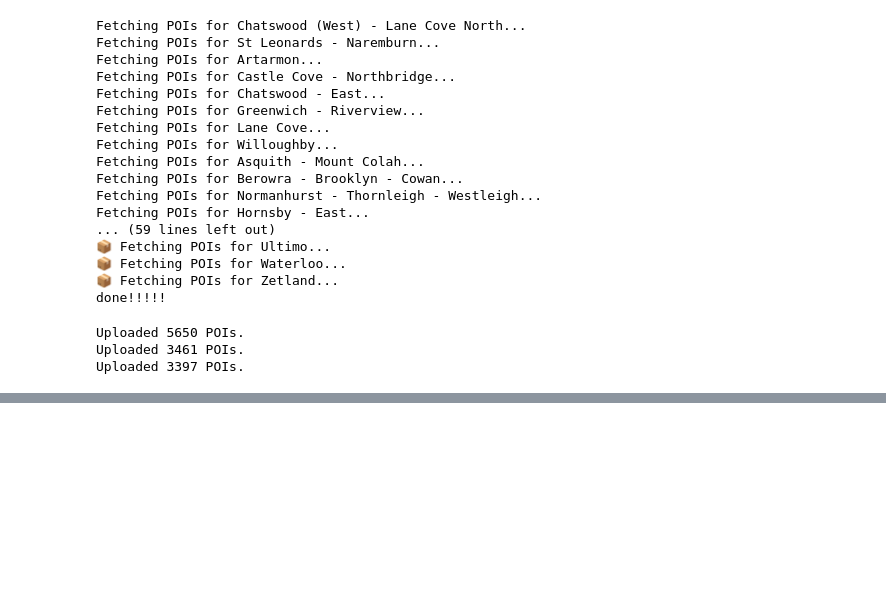
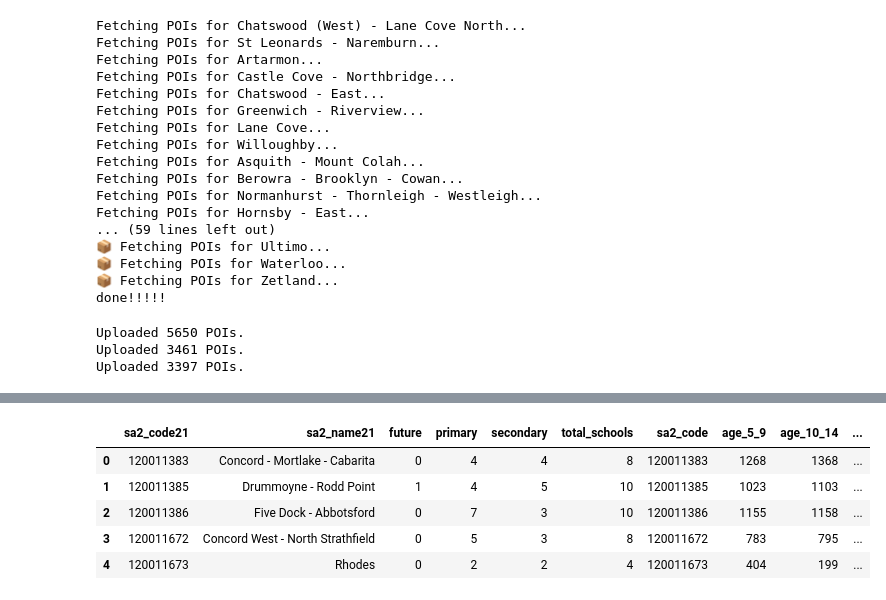
Before and after one commit to Katherine-Kong/DATA2001-A, a Jupyter notebook: Report.ipynb, the cells around one changed output, grey strips where cells are left out. Drawn from its saved outputs; the diff is of its cells as text; code cells hidden in the pictures; blank space fills up the shorter version.

```diff
--- a/Report.ipynb
+++ b/Report.ipynb
@@ -621,0 +618,12 @@ The final output should be a table where each row is an SA2, and columns represe
+# %%
+school_counts_by_sa2 = schools_with_sa2_match.groupby(
+    ["sa2_code21", "sa2_name21", "school_type"]
+).size().unstack(fill_value=0).reset_index()
+
+school_counts_by_sa2["total_schools"] = (
+    school_counts_by_sa2.get("primary", 0) +
+    school_counts_by_sa2.get("secondary", 0) +
+    school_counts_by_sa2.get("future", 0)
+)
+
+school_counts_by_sa2.head()
@@ -621,0 +637,18 @@ The final output should be a table where each row is an SA2, and columns represe
+# %%
+sql_population = """
+SELECT
+    "sa2_code",
+    "age_5_9",
+    "age_10_14 ",
+    "age_15_19"
+FROM "Population"
+WHERE "sa2_code" IS NOT NULL;
+"""
+
+population_youth = pd.read_sql(sql_population, conn)
+population_youth["youth_total"] = (
+    population_youth["age_5_9"] +
+    population_youth["age_10_14 "] +
+    population_youth["age_15_19"]
+)
+population_youth.head()
@@ -621,0 +662,20 @@ The final output should be a table where each row is an SA2, and columns represe
+# %%
+population_youth["sa2_code"] = population_youth["sa2_code"].astype(str)
+schools_with_youth = school_counts_by_sa2.merge(
+    population_youth,
+    left_on="sa2_code21",
+    right_on="sa2_code",
+    how="left"
+)
+# %%
+schools_with_youth["schools_per_1000_youth"] = (
+    schools_with_youth["total_schools"] / schools_with_youth["youth_total"]
+) * 1000
+schools_with_youth.head()
+# %% [output]
+|  | sa2_code21 | sa2_name21 | future | primary | secondary | total_schools | sa2_code | age_5_9 | age_10_14 | ... |
+| 0 | 120011383 | Concord - Mortlake - Cabarita | 0 | 4 | 4 | 8 | 120011383 | 1268 | 1368 | ... |
+| 1 | 120011385 | Drummoyne - Rodd Point | 1 | 4 | 5 | 10 | 120011385 | 1023 | 1103 | ... |
+| 2 | 120011386 | Five Dock - Abbotsford | 0 | 7 | 3 | 10 | 120011386 | 1155 | 1158 | ... |
+| 3 | 120011672 | Concord West - North Strathfield | 0 | 5 | 3 | 8 | 120011672 | 783 | 795 | ... |
+| 4 | 120011673 | Rhodes | 0 | 2 | 2 | 4 | 120011673 | 404 | 199 | ... |
```
Also changed, not shown: parts of 18 cells of this notebook, 1 other file.
